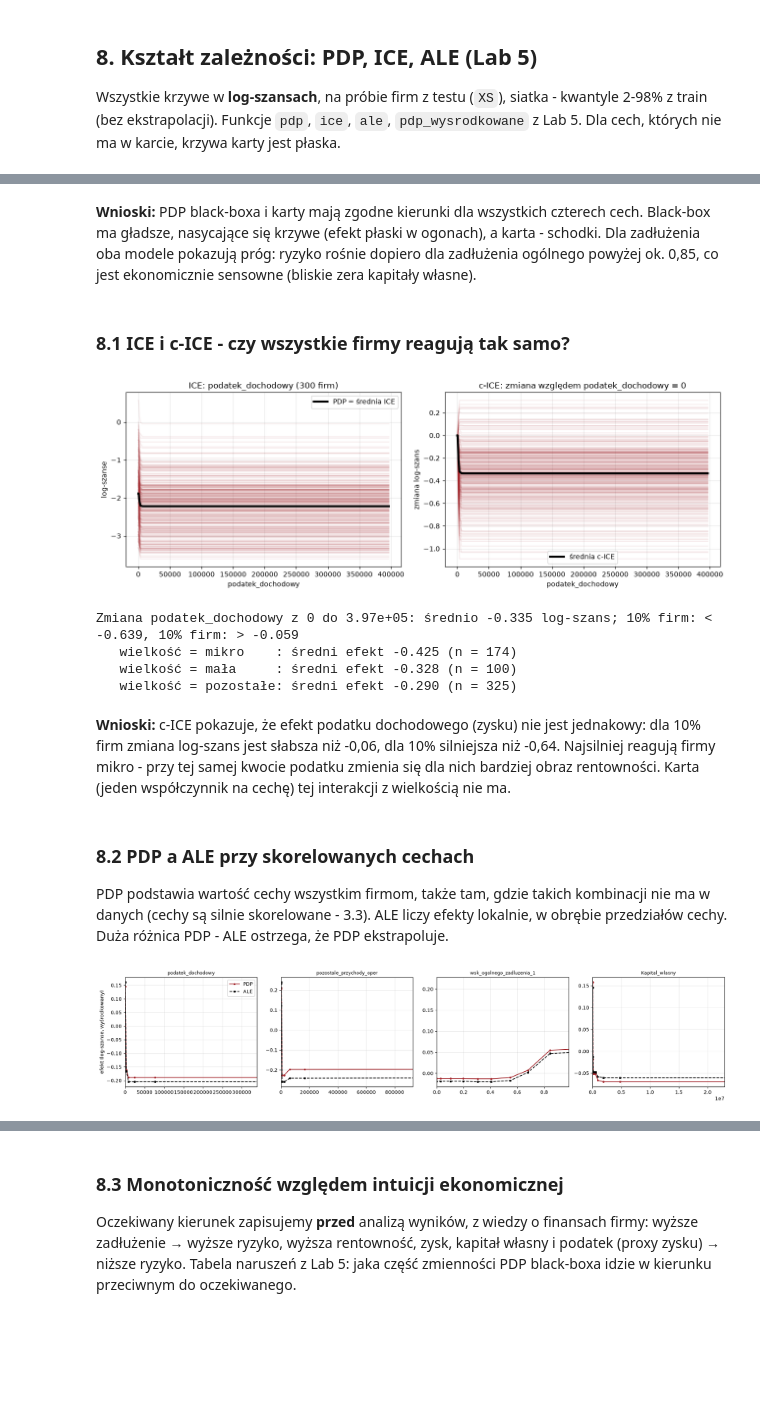
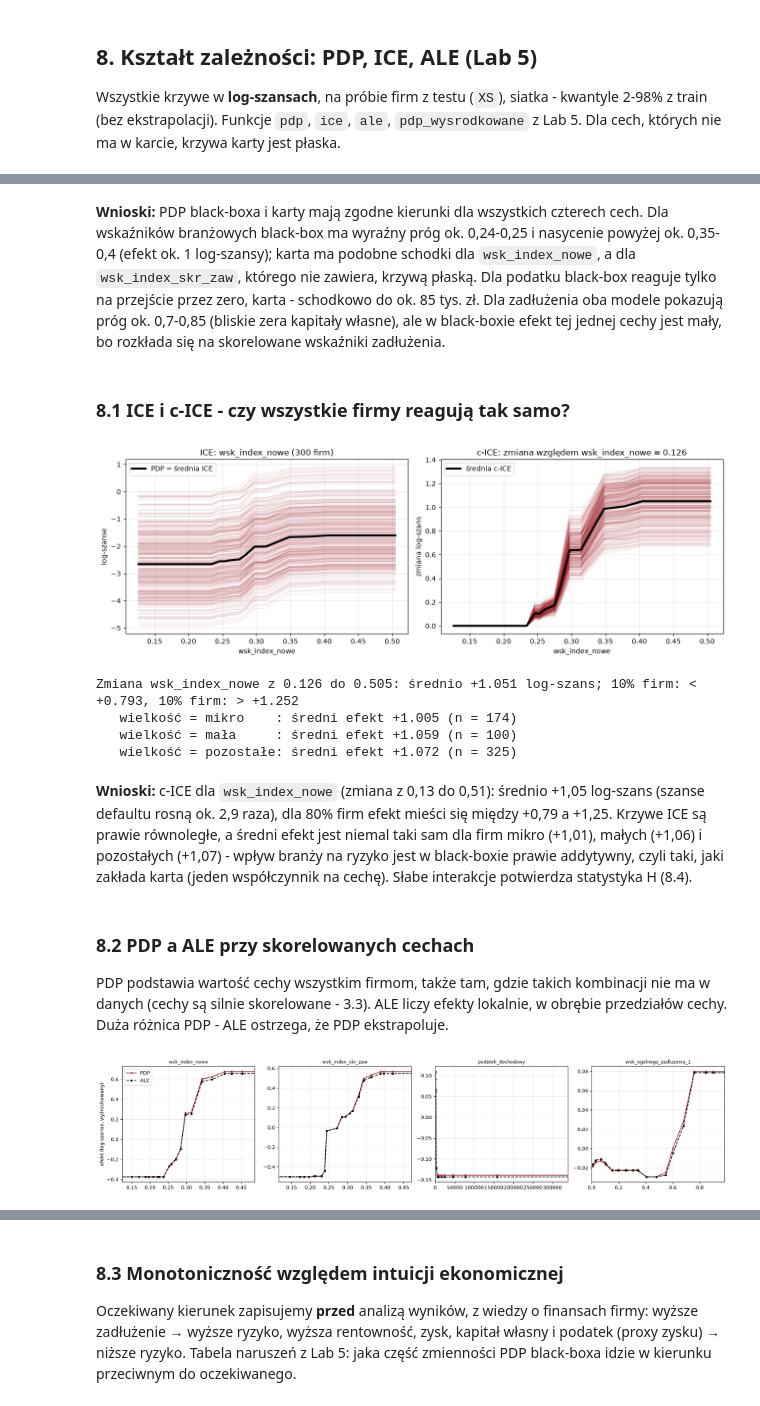
Before and after one commit to szymanskibartosz1/warsztaty_badawcze_projekt_1, a Jupyter notebook: wyjasnialnosc/projekt1_rating.ipynb, the cells around one changed output, grey strips where cells are left out. Drawn from its saved outputs; the diff is of its cells as text; code cells hidden in the pictures; blank space fills up the shorter version.

```diff
--- a/wyjasnialnosc/projekt1_rating.ipynb
+++ b/wyjasnialnosc/projekt1_rating.ipynb
@@ -313,7 +313,7 @@ from sklearn.pipeline import make_pipeline
 from sklearn.impute import SimpleImputer
 from sklearn.preprocessing import StandardScaler
 
-WYKLUCZONE = ["wsk_index_skr_zaw", "wsk_index_nowe", "wsk_index_aktywne"]
+WSK_INDEX = ["wsk_index_skr_zaw", "wsk_index_nowe", "wsk_index_aktywne"]     # wskaźniki branżowe - nie zależą od decyzji firmy
 
 def gini_prostego_logitu(cechy):                              # z Lab 3 (Zadanie 1); logit na rangach cech (odporny na skrajne wartości)
     m = make_pipeline(SimpleImputer(strategy="median"), StandardScaler(), LogisticRegression(max_iter=2000))
@@ -322,10 +322,9 @@ def gini_prostego_logitu(cechy):                              # z Lab 3 (Zadanie
     return {f"Gini {s}": 2 * roc_auc_score(cz[TARGET], m.predict_proba(rangi(cz))[:, 1]) - 1 for s, cz in [("valid", df_valid), ("test", df_test)]}
 
 from sklearn.linear_model import LogisticRegression
-bez = [c for c in num_cols if c not in WYKLUCZONE]
+bez = [c for c in num_cols if c not in WSK_INDEX]
 display(pd.DataFrame({"bez wsk_index_*": gini_prostego_logitu(bez), "z wsk_index_*": gini_prostego_logitu(num_cols)}).T.round(3))
-num_cols = bez
-tab_auc = tab_auc.drop(index=WYKLUCZONE)
+WSK_INDEX = [c for c in WSK_INDEX if c in num_cols]               # zostają w modelach
 # %% [output]
 |  | Gini valid | Gini test |
 | bez wsk_index_* | 0.397 | 0.373 |
@@ -851,16 +862,16 @@ from sklearn.preprocessing import OneHotEncoder
 from sklearn.model_selection import RandomizedSearchCV
 from xgboost import XGBClassifier
 
-def preprocessing_drzewa():
-    return ColumnTransformer([("num", "passthrough", num_cols),
+def preprocessing_drzewa(num=None):
+    return ColumnTransformer([("num", "passthrough", num_cols if num is None else num),
                               ("cat", OneHotEncoder(handle_unknown="infrequent_if_exist", min_frequency=20, sparse_output=False), cat_cols)])
 
-def model_black_box(**parametry):
+def model_black_box(num=None, **parametry):
     ustawienia = dict(n_estimators=300, learning_rate=0.05, max_depth=3, min_child_weight=5, subsample=0.8,
                       colsample_bytree=0.5, reg_lambda=5.0, gamma=0.0, tree_method="hist", eval_metric="logloss",
                       n_jobs=-1, random_state=RNG_SEED)
     ustawienia.update(parametry)
-    return Pipeline([("pre", preprocessing_drzewa()), ("clf", XGBClassifier(**ustawienia))])
+    return Pipeline([("pre", preprocessing_drzewa(num)), ("clf", XGBClassifier(**ustawienia))])
 
 siatka_xgb = {"clf__n_estimators": [100, 200, 300, 500, 800], "clf__learning_rate": [0.01, 0.02, 0.05, 0.1],
               "clf__max_depth": [2, 3, 4, 5], "clf__min_child_weight": [1, 5, 10, 20],
@@ -1045,7 +1062,8 @@ def zrodlo(nazwa):                                            # z Lab 4 (zmienio
     return next(c for c in cat_cols if nazwa.startswith(f"cat__{c}_"))
 
 G_bb = np.array([[float(zrodlo(n) == f) for f in FEATURES] for n in nazwy_bb])     # z Lab 4: macierz grupowania kolumn
-explainer = shap.TreeExplainer(clf_bb)
+TLO_SHAP = pre_bb.transform(X_tr.sample(300, random_state=RNG_SEED))          # tło z train (wykład 4)
+explainer = shap.TreeExplainer(clf_bb, data=TLO_SHAP, feature_perturbation="interventional", model_output="raw")
 sv_te = explainer(pre_bb.transform(X_te))
 PHI_BB = sv_te.values @ G_bb
 BAZA_BB = float(np.ravel(sv_te.base_values)[0])
@@ -1059,5 +1077,6 @@ PHI_LOG = shap_logit(X_te)
 BAZA_LOG = float(lr_l.intercept_[0] + (W_tlo * lr_l.coef_.ravel()).sum())
 blad_log = np.abs(BAZA_LOG + PHI_LOG.sum(axis=1) - baseline.decision_function(X_te[CECHY_L])).max()
 print(f"Addytywność SHAP (maks. |baza + suma φ - f(x)| na teście): black-box {blad_bb:.1e}, karta {blad_log:.1e}")
-print(f"Wartość bazowa: black-box {BAZA_BB:+.3f} log-szans (PD {expit(BAZA_BB):.1%}), karta {BAZA_LOG:+.3f} (PD {expit(BAZA_LOG):.1%})")
+print(f"Wartość bazowa φ₀ (log-szanse): black-box {BAZA_BB:+.3f}, karta {BAZA_LOG:+.3f} - σ(φ₀) nie jest średnim PD (wykład 4); "
+      f"średnie PD na tle / train: {P['black-box']['train'].mean():.1%}")
 # %% [output]
@@ -1143,14 +1168,15 @@ SHAP rozdziela wkład między wiele wariantów tej samej miary. Dlatego grupujem
 do każdej cechy karty przypisujemy cechy black-boxa skorelowane z nią |ρ| ≥ 0,7 (train) i sumujemy ich średnie |SHAP|.
 # %%
 kor_tr = df_train[num_cols].corr(method="spearman")
-temat = {}
+temat, GRUPY_TEMAT = {}, {}
 przypisane = set()
 for c in CECHY_L:
     grupa_c = [f for f in num_cols if abs(kor_tr.loc[c, f]) >= 0.7 and f not in przypisane]
-    przypisane |= set(grupa_c)
+    przypisane |= set(grupa_c); GRUPY_TEMAT[c] = grupa_c
     temat[c] = {"cech w grupie": len(grupa_c), "suma |SHAP| grupy (black-box)": waz_shap_bb[grupa_c].sum(),
                 "|SHAP| w karcie": waz_shap_log[c]}
 reszta = [f for f in FEATURES if f not in przypisane]
+GRUPY_TEMAT["pozostałe cechy"] = [f for f in reszta if f in num_cols]
 temat["pozostałe cechy"] = {"cech w grupie": len(reszta), "suma |SHAP| grupy (black-box)": waz_shap_bb[reszta].sum(), "|SHAP| w karcie": 0.0}
 tab_temat = pd.DataFrame(temat).T
 tab_temat["udział w black-boxie"] = tab_temat["suma |SHAP| grupy (black-box)"] / tab_temat["suma |SHAP| grupy (black-box)"].sum()
@@ -1270,7 +1361,9 @@ plt.tight_layout(); plt.savefig("wykresy/pdp.png", dpi=120); plt.show()
 # %% [markdown]
-**Wnioski:** PDP black-boxa i karty mają zgodne kierunki dla wszystkich czterech cech. Black-box ma gładsze, nasycające się krzywe
-(efekt płaski w ogonach), a karta - schodki. Dla zadłużenia oba modele pokazują próg: ryzyko rośnie dopiero dla zadłużenia ogólnego
-powyżej ok. 0,85, co jest ekonomicznie sensowne (bliskie zera kapitały własne).
+**Wnioski:** PDP black-boxa i karty mają zgodne kierunki dla wszystkich czterech cech. Dla wskaźników branżowych black-box ma wyraźny
+próg ok. 0,24-0,25 i nasycenie powyżej ok. 0,35-0,4 (efekt ok. 1 log-szansy); karta ma podobne schodki dla `wsk_index_nowe`, a dla
+`wsk_index_skr_zaw`, którego nie zawiera, krzywą płaską. Dla podatku black-box reaguje tylko na przejście przez zero, karta - schodkowo
+do ok. 85 tys. zł. Dla zadłużenia oba modele pokazują próg ok. 0,7-0,85 (bliskie zera kapitały własne), ale w black-boxie efekt tej
+jednej cechy jest mały, bo rozkłada się na skorelowane wskaźniki zadłużenia.
 # %% [markdown]
 ### 8.1 ICE i c-ICE - czy wszystkie firmy reagują tak samo?
 # %%
@@ -1293,15 +1386,16 @@ print(f"Zmiana {c_ice} z {S_ICE[0]:.3g} do {S_ICE[-1]:.3g}: średnio {EFEKT.mean
 for nazwa, maska in [("mikro", XS["wielkosc"] == "mikro"), ("mała", XS["wielkosc"] == "mała"), ("pozostałe", XS["wielkosc"] == "pozostałe")]:
     print(f"   wielkość = {nazwa:9s}: średni efekt {EFEKT[maska.to_numpy()].mean():+.3f} (n = {maska.sum()})")
 # %% [output]
-[figure, old version]
+[figure, new version]
-Zmiana podatek_dochodowy z 0 do 3.97e+05: średnio -0.335 log-szans; 10% firm: < -0.639, 10% firm: > -0.059
-   wielkość = mikro    : średni efekt -0.425 (n = 174)
-   wielkość = mała     : średni efekt -0.328 (n = 100)
-   wielkość = pozostałe: średni efekt -0.290 (n = 325)
+Zmiana wsk_index_nowe z 0.126 do 0.505: średnio +1.051 log-szans; 10% firm: < +0.793, 10% firm: > +1.252
+   wielkość = mikro    : średni efekt +1.005 (n = 174)
+   wielkość = mała     : średni efekt +1.059 (n = 100)
+   wielkość = pozostałe: średni efekt +1.072 (n = 325)
 # %% [markdown]
-**Wnioski:** c-ICE pokazuje, że efekt podatku dochodowego (zysku) nie jest jednakowy: dla 10% firm zmiana log-szans jest słabsza
-niż -0,06, dla 10% silniejsza niż -0,64. Najsilniej reagują firmy mikro - przy tej samej kwocie podatku zmienia się dla nich
-bardziej obraz rentowności. Karta (jeden współczynnik na cechę) tej interakcji z wielkością nie ma.
+**Wnioski:** c-ICE dla `wsk_index_nowe` (zmiana z 0,13 do 0,51): średnio +1,05 log-szans (szanse defaultu rosną ok. 2,9 raza), dla 80%
+firm efekt mieści się między +0,79 a +1,25. Krzywe ICE są prawie równoległe, a średni efekt jest niemal taki sam dla firm mikro (+1,01),
+małych (+1,06) i pozostałych (+1,07) - wpływ branży na ryzyko jest w black-boxie prawie addytywny, czyli taki, jaki zakłada karta
+(jeden współczynnik na cechę). Słabe interakcje potwierdza statystyka H (8.4).
 # %% [markdown]
 ### 8.2 PDP a ALE przy skorelowanych cechach
 
@@ -1311,15 +1405,15 @@ ekstrapoluje.
 # %%
 fig, axes = plt.subplots(1, 4, figsize=(18, 4)); roznice = {}
 for ax, c in zip(axes, CECHY_PDP):
-    gr, a, _ = ale(f_bb, XS, c, K=10)
+    gr, a, n_k = ale(f_bb, XS, c, K=20)                      # wykład 5: K = 20-50
     p = pdp_wysrodkowane(f_bb, XS, c, gr)
     ax.plot(gr, p, "o-", ms=3, color=KOL["black-box"], label="PDP"); ax.plot(gr, a, "s--", ms=3, color="black", label="ALE")
     ax.set_xlim(np.nanpercentile(XS[c], [2, 98])); ax.set_title(c, fontsize=9); ax.grid(alpha=0.3)
     w = (gr >= np.nanpercentile(XS[c], 2)) & (gr <= np.nanpercentile(XS[c], 98))
     roznice[c] = {"zakres ALE": np.ptp(a[w]), "maks. |PDP - ALE|": np.abs(p - a)[w].max(),
-                  "maks. |ρ| z inną cechą": kor_tr.loc[c].drop(c).abs().max() if c in kor_tr else np.nan}
+                  "min. liczność przedziału ALE": int(n_k.min()), "maks. |ρ| z inną cechą": kor_tr.loc[c].drop(c).abs().max() if c in kor_tr else np.nan}
 axes[0].set_ylabel("efekt (log-szanse, wyśrodkowany)"); axes[0].legend()
 plt.tight_layout(); plt.savefig("wykresy/pdp_ale.png", dpi=120); plt.show()
 display(pd.DataFrame(roznice).T.assign(**{"różnica / zakres": lambda t: t["maks. |PDP - ALE|"] / t["zakres ALE"]}).round(3))
 # %% [output]
-[figure, old version]
+[figure, new version]
```
Also changed, not shown: parts of 112 cells of this notebook, 31 other files.
